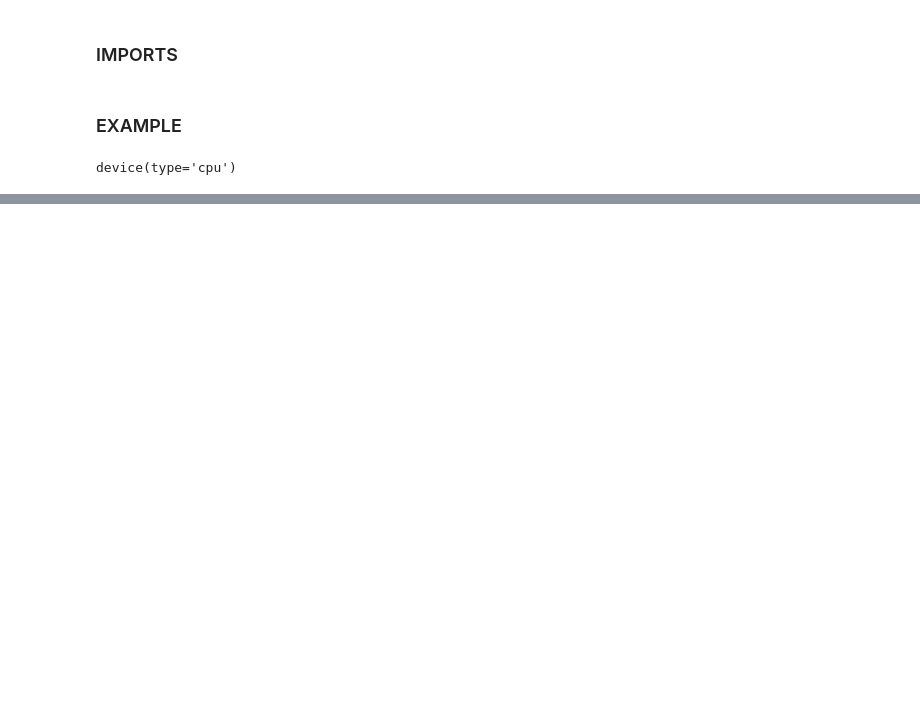
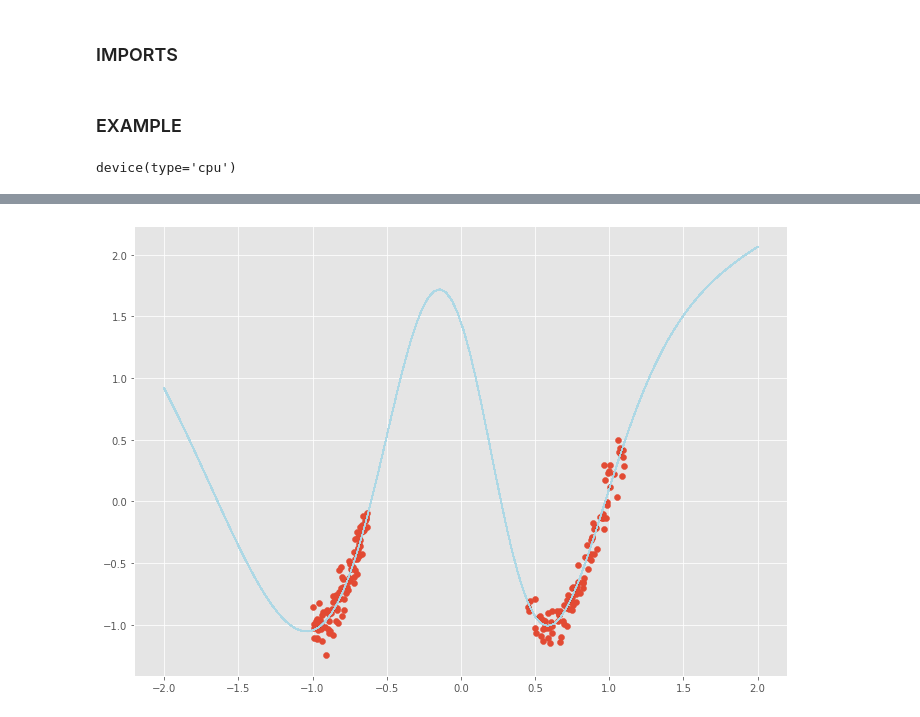
Before and after one commit to cortax/BayesianNN, a Jupyter notebook: example_BBVI_deterministic_optimization.ipynb, the cells around one changed output, grey strips where cells are left out. Cells and saved outputs as stored; diff of their text form; code cells hidden in the pictures; blank space fills up the shorter version.

```diff
--- a/example_BBVI_deterministic_optimization.ipynb
+++ b/example_BBVI_deterministic_optimization.ipynb
@@ -46,9 +45,11 @@ x_test = torch.linspace(-2.0, 2.0).unsqueeze(1).to(device)
 # %%
 fig, ax = plt.subplots()
 fig.set_size_inches(11.7, 8.27)
 plt.scatter(x_data.cpu(), y_data.cpu())
 for _ in range(1000):
-    Net.resample_parameters()
+    Net.sample_parameters()
 
     y_test = Net.forward(x_test)
-    plt.plot(x_test.detach().cpu().numpy(), y_test.squeeze(0).detach().cpu().numpy(), alpha=0.05, linewidth=1, color='lightblue')
+    plt.plot(x_test.detach().cpu().numpy(), y_test.squeeze(0).detach().cpu().numpy(), alpha=0.5, linewidth=1, color='lightblue')
+# %% [output]
+[figure, added]
```
Also changed, not shown: parts of 4 cells of this notebook, 1 other file.
